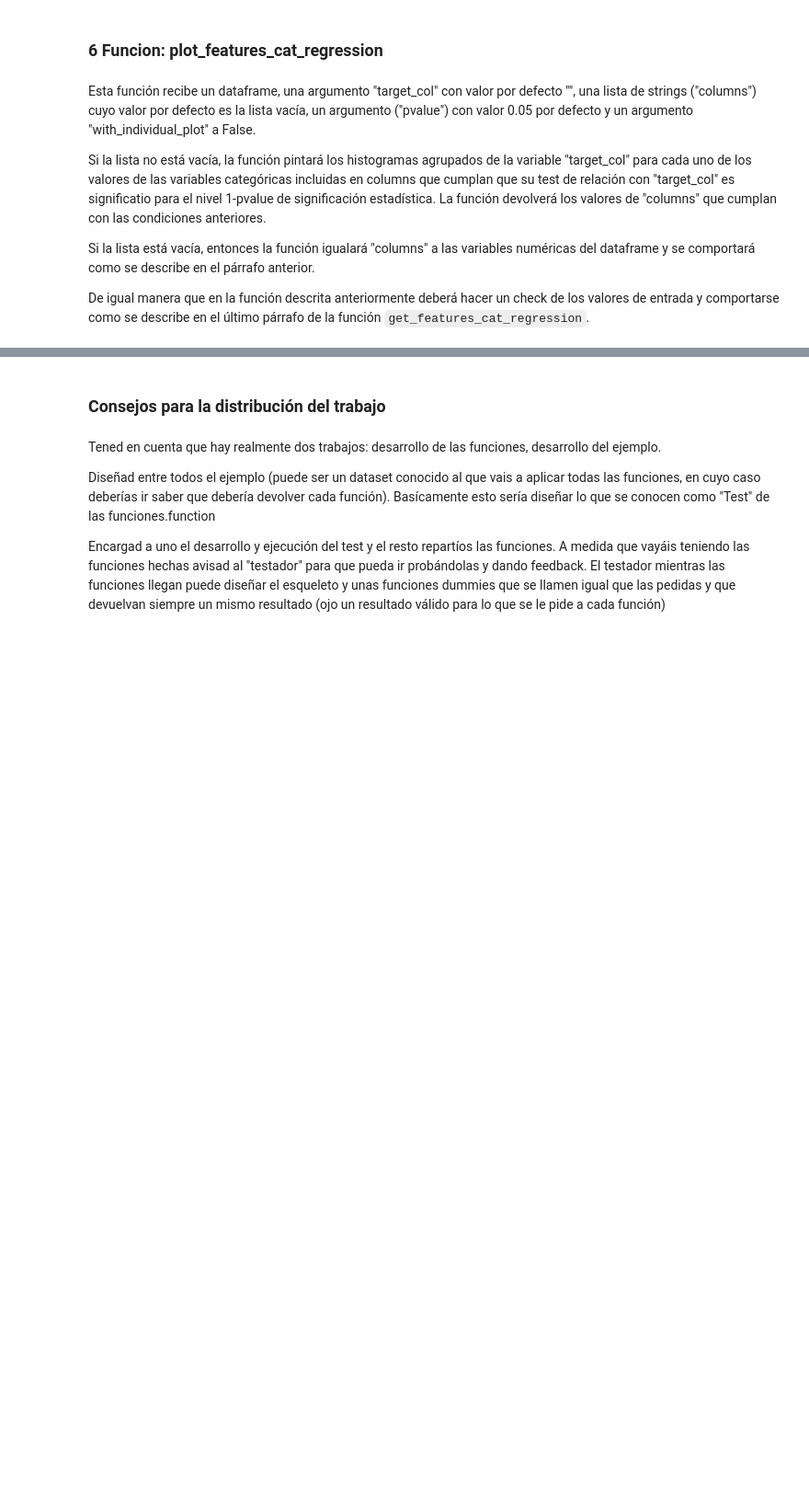
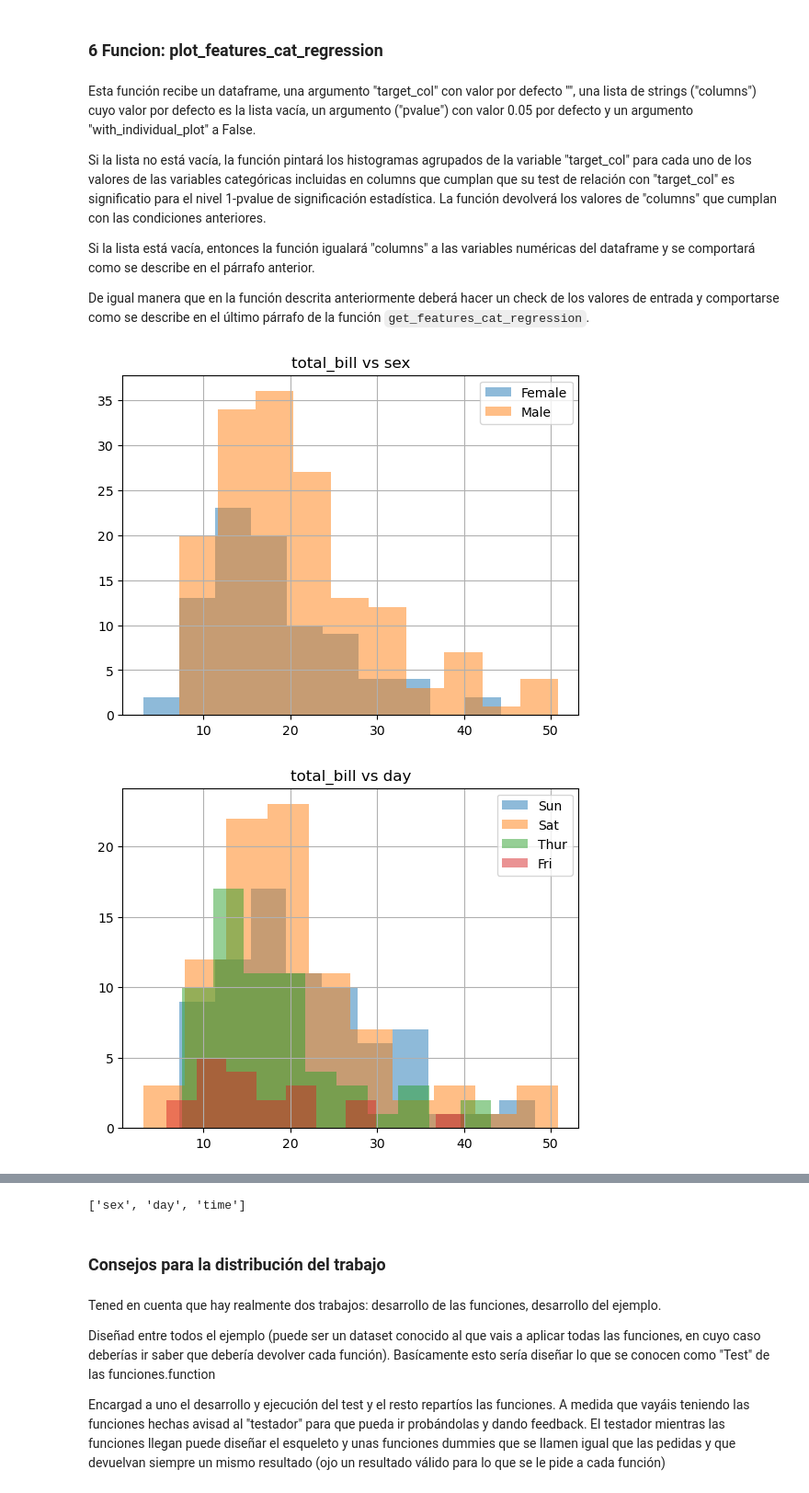
Before and after one commit to arratealduzin/TEAM_7.-CHALLENGE-TOOLBOX, a Jupyter notebook: Team_Challenge_ToolBox.ipynb, the cells around one changed output, grey strips where cells are left out. Shown at 92% size. Drawn from its saved outputs; the diff is of its cells as text; code cells hidden in the pictures; blank space fills up the shorter version.

```diff
--- a/Team_Challenge_ToolBox.ipynb
+++ b/Team_Challenge_ToolBox.ipynb
@@ -310,0 +370,4 @@ La función debe hacer todas las comprobaciones necesarias para no dar error com
+# %%
+target = "total_bill"
+result = get_features_cat_regression(df_tips, target)
+result
@@ -320,0 +445,11 @@ De igual manera que en la función descrita anteriormente deberá hacer un check
+# %%
+result = plot_features_cat_regression(
+    df_tips,
+    target_col="total_bill",
+    with_individual_plot=True
+)
+
+result
+# %% [output]
+[figure, added]
+[figure, added]
@@ -321,3 +457,4 @@ De igual manera que en la función descrita anteriormente deberá hacer un check
+['sex', 'day', 'time']
 # %% [markdown]
 ### Consejos para la distribución del trabajo
 # %% [markdown]
```
Also changed, not shown: parts of 4 cells of this notebook.
